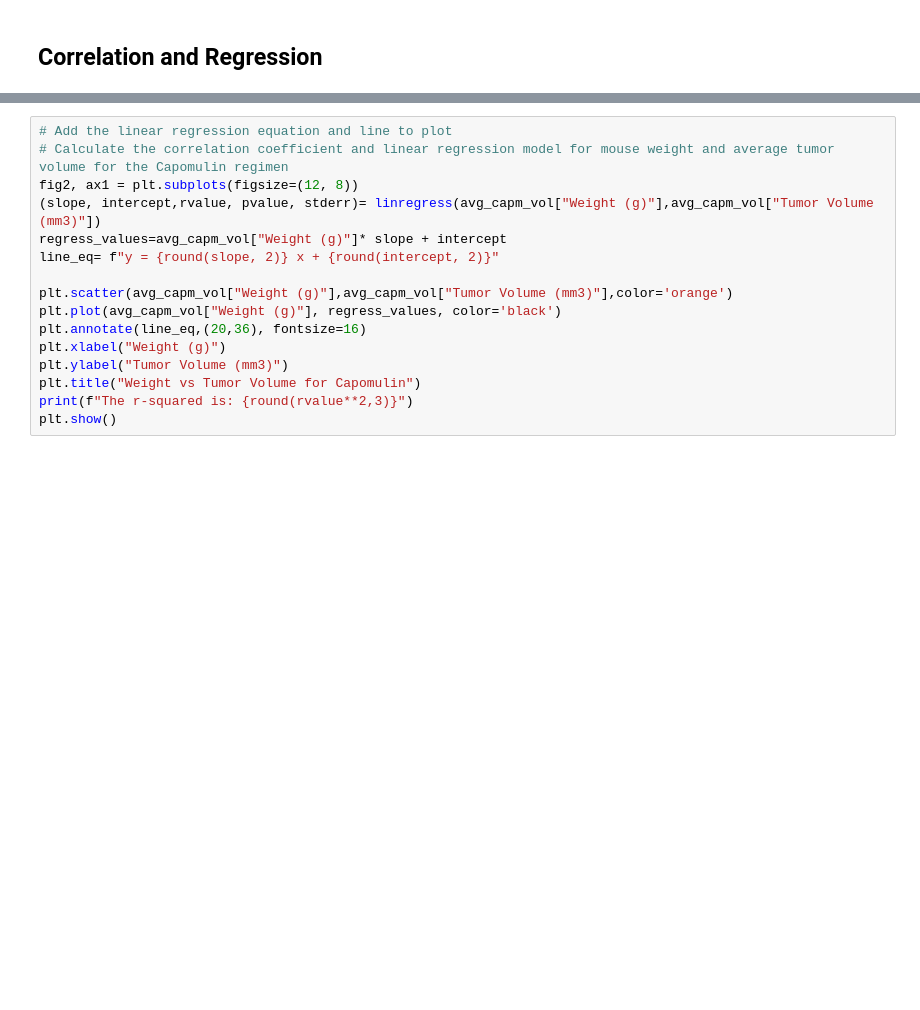
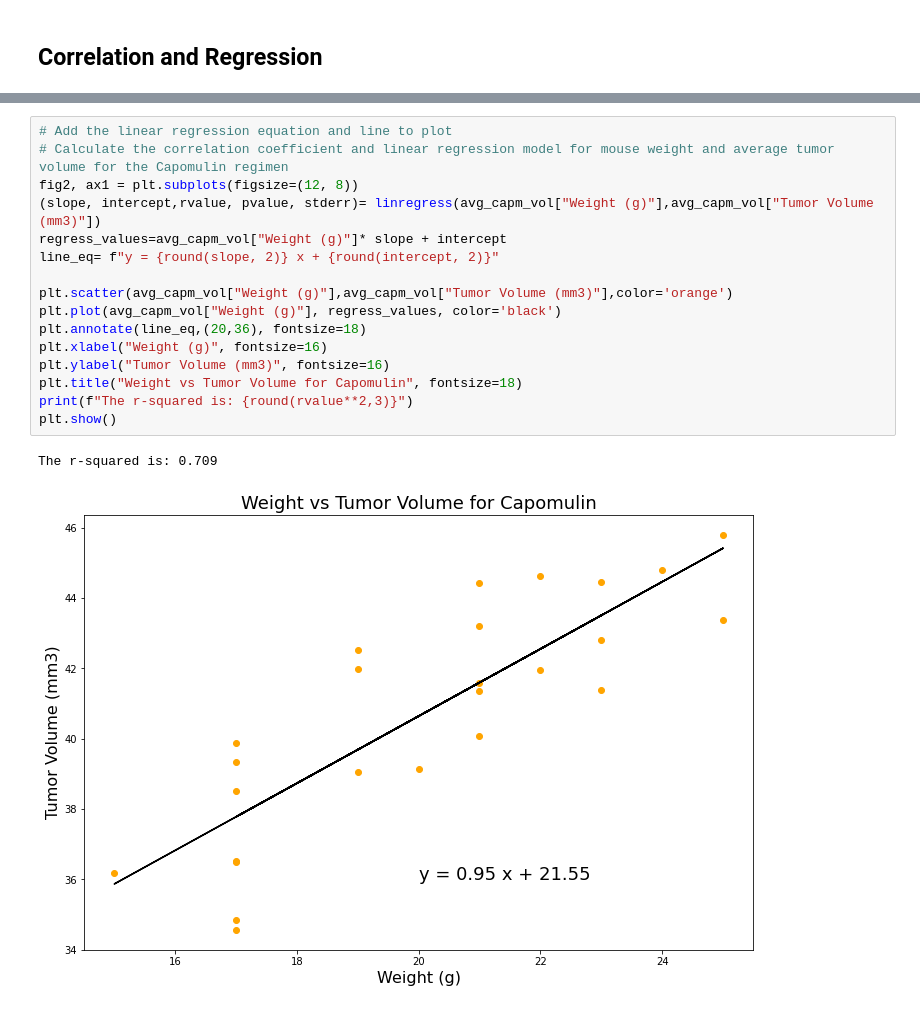
Before and after one commit to Jesskhunter/Matplotlib-Challenge, a Jupyter notebook: Pymaceuticals/pymaceuticals_starter.ipynb, the cells around one changed output, grey strips where cells are left out. Drawn from its saved outputs; the diff is of its cells as text; blank space fills up the shorter version.

```diff
--- a/Pymaceuticals/pymaceuticals_starter.ipynb
+++ b/Pymaceuticals/pymaceuticals_starter.ipynb
@@ -411,16 +530,19 @@ print(f"The correlation between mouse weight and the average tumor volume is {ro
 # %%
 # Add the linear regression equation and line to plot
 # Calculate the correlation coefficient and linear regression model for mouse weight and average tumor volume for the Capomulin regimen
 fig2, ax1 = plt.subplots(figsize=(12, 8))
 (slope, intercept,rvalue, pvalue, stderr)= linregress(avg_capm_vol["Weight (g)"],avg_capm_vol["Tumor Volume (mm3)"])
 regress_values=avg_capm_vol["Weight (g)"]* slope + intercept
 line_eq= f"y = {round(slope, 2)} x + {round(intercept, 2)}"
 
 plt.scatter(avg_capm_vol["Weight (g)"],avg_capm_vol["Tumor Volume (mm3)"],color='orange')
 plt.plot(avg_capm_vol["Weight (g)"], regress_values, color='black')
-plt.annotate(line_eq,(20,36), fontsize=16)
-plt.xlabel("Weight (g)")
-plt.ylabel("Tumor Volume (mm3)")
-plt.title("Weight vs Tumor Volume for Capomulin")
+plt.annotate(line_eq,(20,36), fontsize=18)
+plt.xlabel("Weight (g)", fontsize=16)
+plt.ylabel("Tumor Volume (mm3)", fontsize=16)
+plt.title("Weight vs Tumor Volume for Capomulin", fontsize=18)
 print(f"The r-squared is: {round(rvalue**2,3)}")
 plt.show()
+# %% [output]
+The r-squared is: 0.709
+[figure, added]
```
Also changed, not shown: parts of 12 cells of this notebook.
